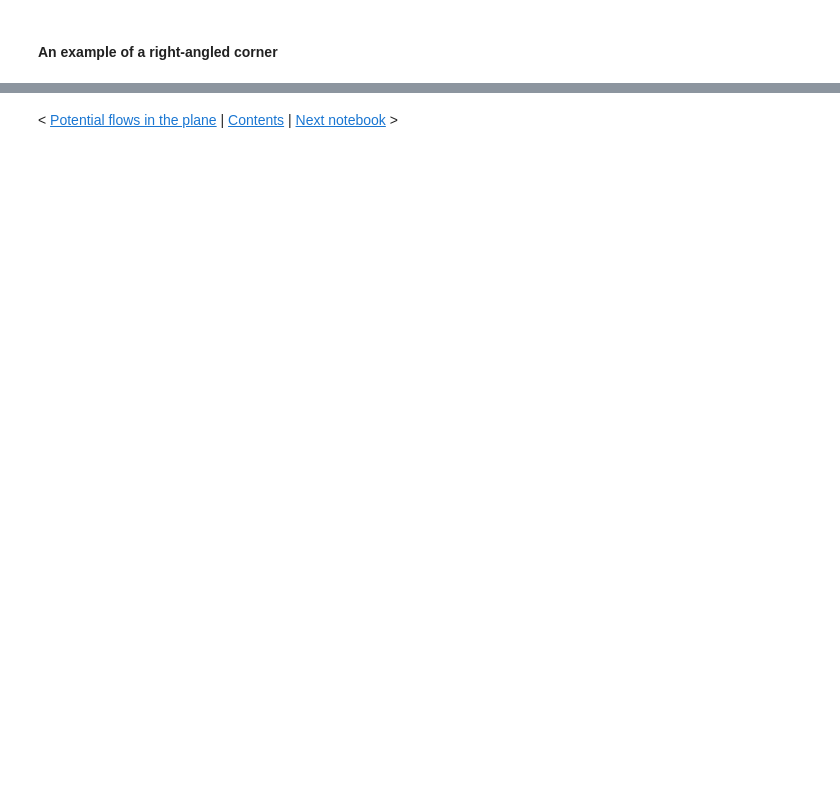
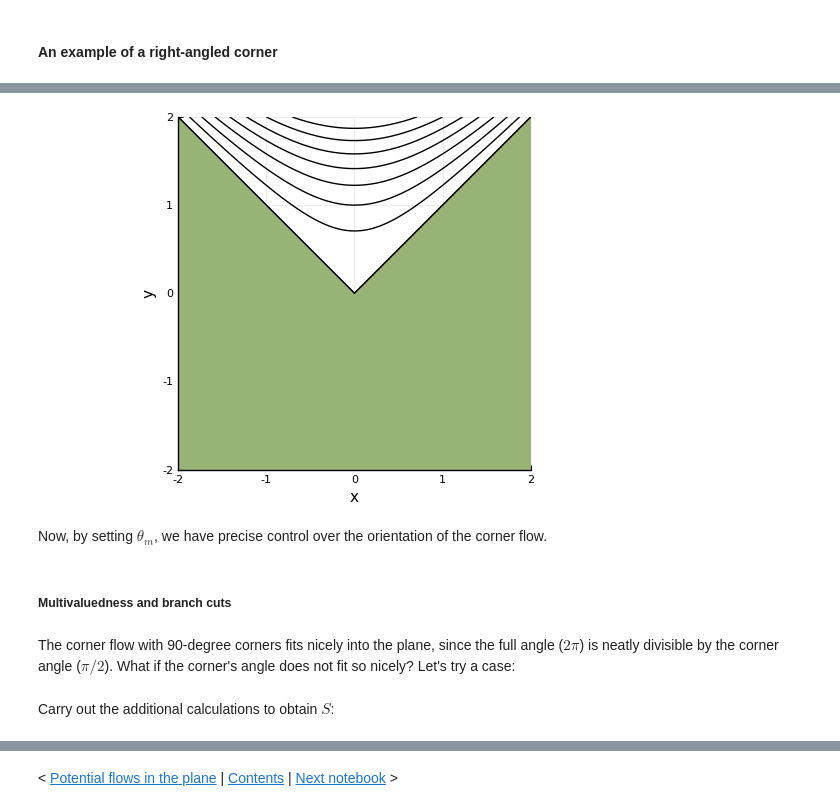
Before and after one commit to jdeldre/BookExamples, a Jupyter notebook: src/3.3-CornerWedge.ipynb, the cells around one changed output, grey strips where cells are left out. Cells and saved outputs as stored; diff of their text form; code cells hidden in the pictures; blank space fills up the shorter version.

```diff
--- a/src/3.3-CornerWedge.ipynb
+++ b/src/3.3-CornerWedge.ipynb
@@ -67,0 +139,9 @@ contour(x,y,imag.(F)',ratio=1,legend=:false,color=:black,xlabel="x",ylabel="y",
+# %%
+# signed intensity.
+σ = 1.0
+
+# interior angle of the corner.
+ν = 1/2
+
+# angle of the corner bisector.
+θm = π/2;
@@ -67,0 +153,10 @@ contour(x,y,imag.(F)',ratio=1,legend=:false,color=:black,xlabel="x",ylabel="y",
+# %%
+corner(ν,S)
+# %% [output]
+[figure, added]
+# %% [markdown]
+Now, by setting $\theta_m$, we have precise control over the orientation of the corner flow.
+# %% [markdown]
+##### Multivaluedness and branch cuts
+# %% [markdown]
+The corner flow with 90-degree corners fits nicely into the plane, since the full angle ($2\pi$) is neatly divisible by the corner angle ($\pi/2$). What if the corner's angle does not fit so nicely? Let's try a case:
@@ -67,0 +172,2 @@ contour(x,y,imag.(F)',ratio=1,legend=:false,color=:black,xlabel="x",ylabel="y",
+# %% [markdown]
+Carry out the additional calculations to obtain $S$:
```
Also changed, not shown: parts of 37 cells of this notebook.
